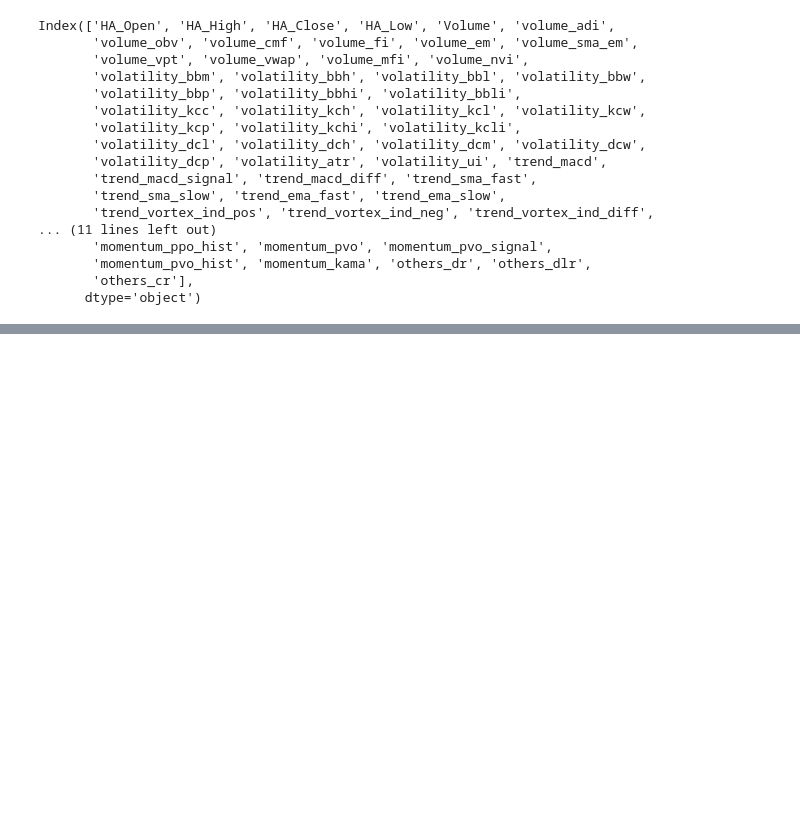
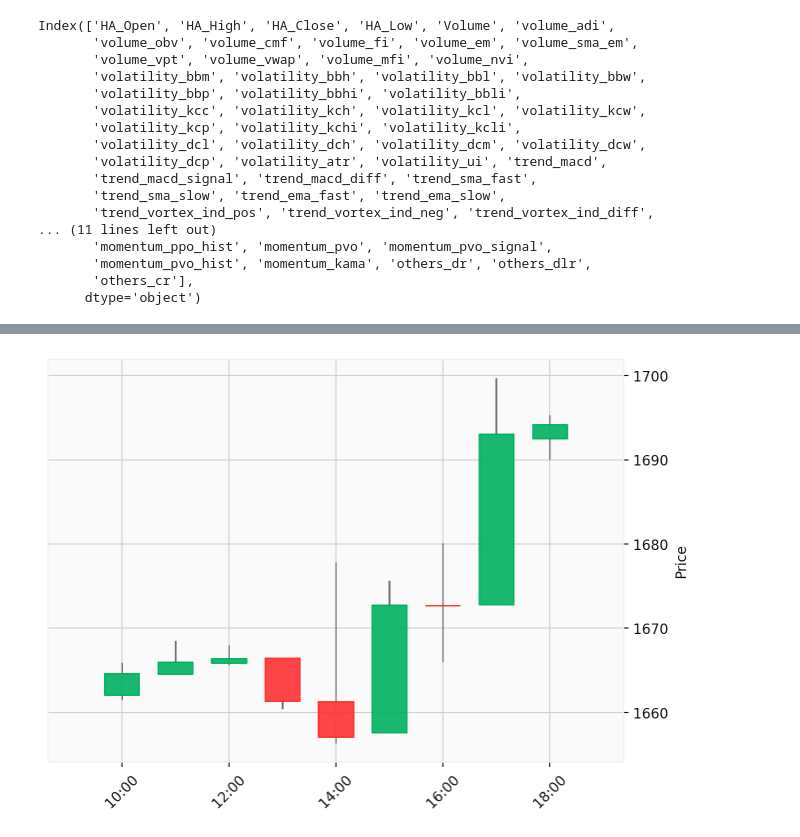
Before and after one commit to AmirGhnbr/technical_analysis_of_stocks, a Jupyter notebook: technical_analysis_of_stocks.ipynb, the cells around one changed output, grey strips where cells are left out. Cells and saved outputs as stored; diff of their text form; code cells hidden in the pictures; blank space fills up the shorter version.

```diff
--- a/technical_analysis_of_stocks.ipynb
+++ b/technical_analysis_of_stocks.ipynb
@@ -211,0 +272,5 @@ Index(['HA_Open', 'HA_High', 'HA_Close', 'HA_Low', 'Volume', 'volume_adi',
+# %%
+mpf.plot(df.loc["2023-02-17 10:00:00":"2023-02-17 18:00:00"],
+         type="candle",style='yahoo')
+# %% [output]
+[figure, added]
```
Also changed, not shown: parts of 8 cells of this notebook.
